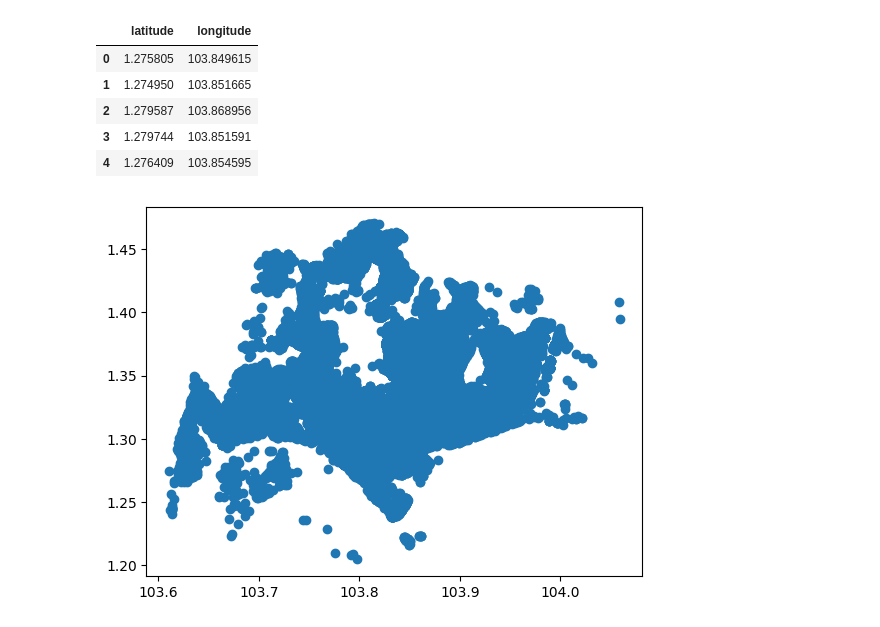
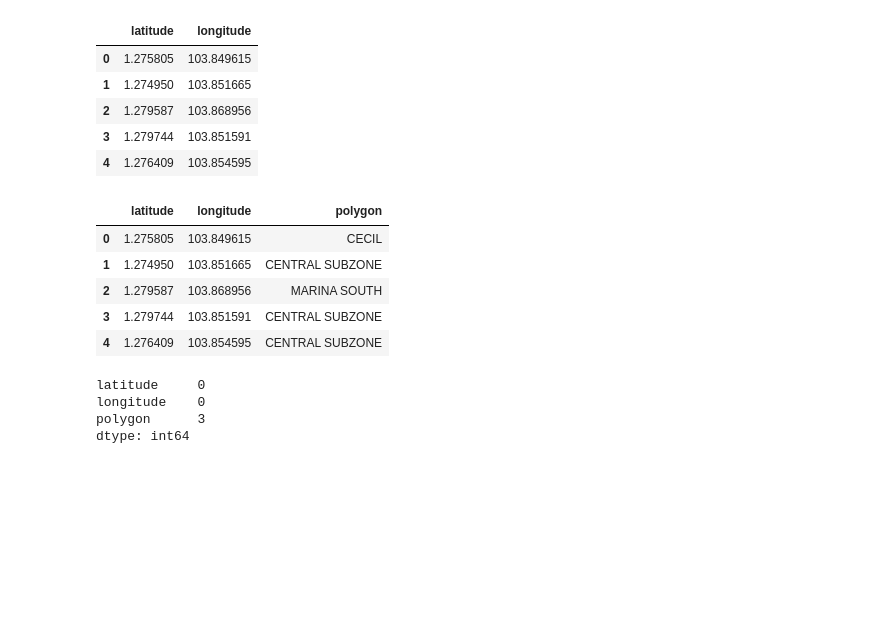
Before and after one commit to NicsLvl/McPredictor, a Jupyter notebook: postal_codes.ipynb, the cells around one changed output. Drawn from its saved outputs; the diff is of its cells as text; code cells hidden in the pictures; blank space fills up the shorter version.

```diff
--- a/postal_codes.ipynb
+++ b/postal_codes.ipynb
@@ -24,12 +55,3 @@ df.head()
 | 2 | 1.279587 | 103.868956 |
 | 3 | 1.279744 | 103.851591 |
 | 4 | 1.276409 | 103.854595 |
-# %%
-# do a scatter plot of df
-import matplotlib.pyplot as plt
-%matplotlib inline
-
-plt.scatter(df['longitude'], df['latitude'])
-plt.show()
-# %% [output]
-[figure, removed]
@@ -35,0 +66,16 @@ plt.show()
+# %%
+df.head()
+# %% [output]
+|  | latitude | longitude | polygon |
+| 0 | 1.275805 | 103.849615 | CECIL |
+| 1 | 1.274950 | 103.851665 | CENTRAL SUBZONE |
+| 2 | 1.279587 | 103.868956 | MARINA SOUTH |
+| 3 | 1.279744 | 103.851591 | CENTRAL SUBZONE |
+| 4 | 1.276409 | 103.854595 | CENTRAL SUBZONE |
+# %%
+df.isnull().sum()
+# %% [output]
+latitude     0
+longitude    0
+polygon      3
+dtype: int64
```
Also changed, not shown: parts of 29 cells of this notebook, 8 other files.
